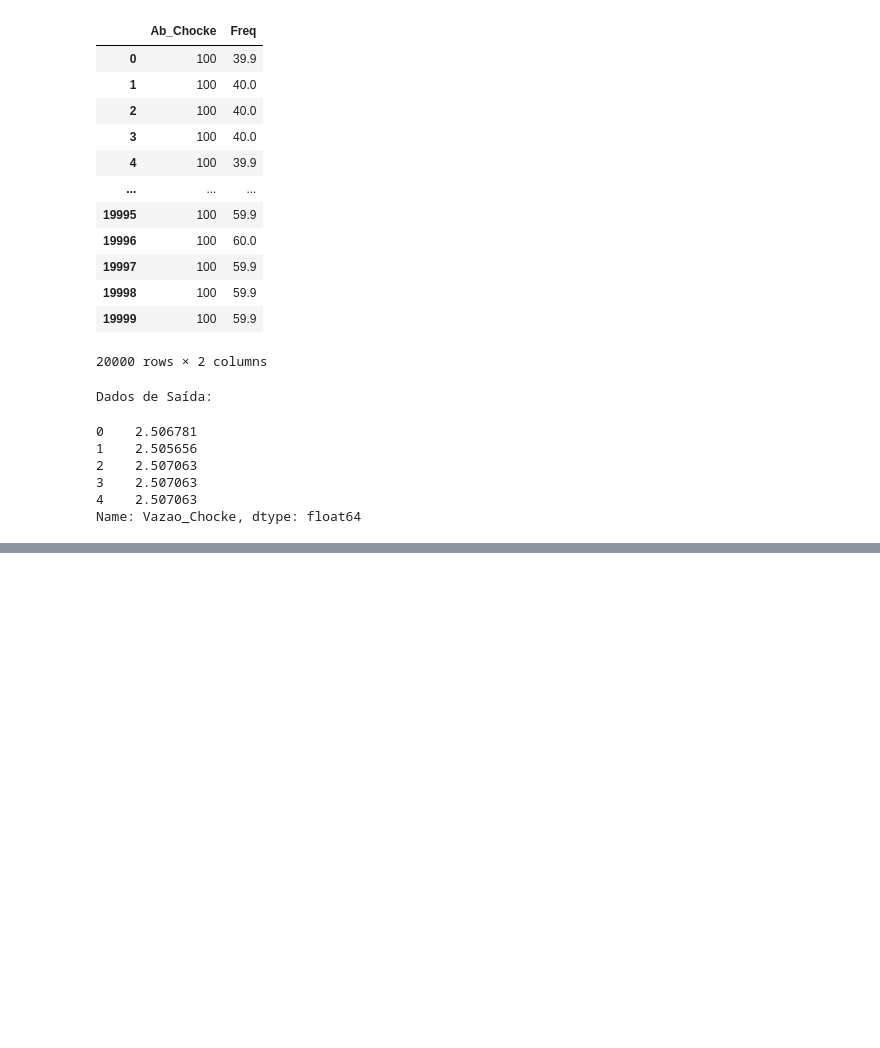
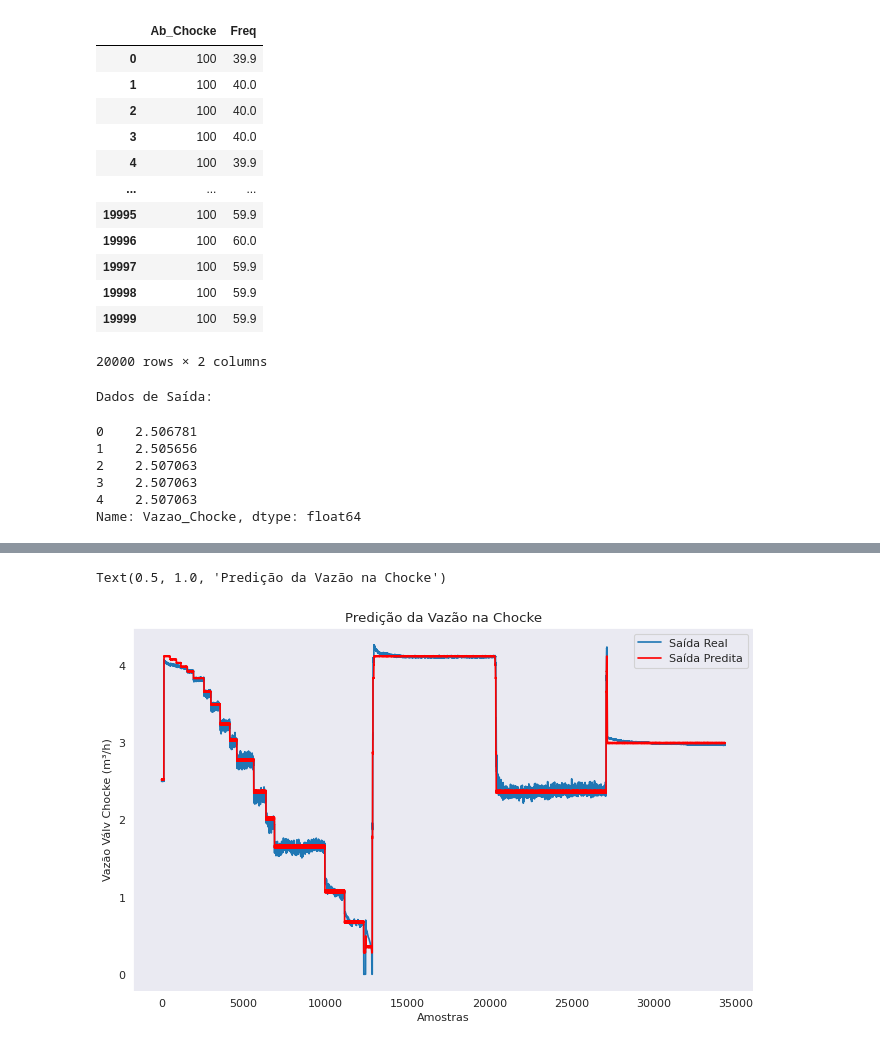
Before and after one commit to gabriel7268/PRH35.1_UFBA-ANP, a Jupyter notebook: Códigos/Exp_Cod_PRH_35_1_UFBA_MLPNN_v1.ipynb, the cells around one changed output, grey strips where cells are left out. Drawn from its saved outputs; the diff is of its cells as text; code cells hidden in the pictures; blank space fills up the shorter version.

```diff
--- a/Códigos/Exp_Cod_PRH_35_1_UFBA_MLPNN_v1.ipynb
+++ b/Códigos/Exp_Cod_PRH_35_1_UFBA_MLPNN_v1.ipynb
@@ -30,6 +29,11 @@ def white_noise(sd, x, m=0):
 def normalize_data(x, a, b):
   x_norm = a+((x - x.min())*(b-a))/(x.max()-x.min())
   return x_norm
+# %%
+# Função de desnormalizar os dados entre a e b:
+def denormalize_data(x, x_norm, a, b):
+  x_denorm = ((x.max()-x.min())*(x_norm - a))/(b-a) + x.min()
+  return x_denorm
 # %%
 # Ler dados do arquivo csv e armazenar em um dataframe
 dados = pd.read_excel('https://github.com/gabriel7268/Datasets/raw/main/dadosbcs.xlsx')
@@ -187,10 +191,18 @@ None
 # %%
+plt.figure(figsize=(10,6), dpi=80)
 prediction_de = prediction_de.flatten()
-
-sns.plot(range(len(prediction_de)),prediction_de)
+pre = model_de.predict(X_norm)
+pre = pre.flatten()
+pre_denorm = denormalize_data(Y, pre, -1, 1)
+plt.plot(range(len(dados.Freq)),dados.Vazao_Chocke, label = 'Saída Real')
+plt.plot(range(len(pre_denorm)),pre_denorm, 'r', label = 'Saída Predita')
+plt.legend()
 plt.xlabel('Amostras')
 plt.ylabel('Vazão Válv Chocke (m³/h)')
 plt.title('Predição da Vazão na Chocke')
+# %% [output]
+Text(0.5, 1.0, 'Predição da Vazão na Chocke')
+[figure, added]
 # %%
 # Transformando dados de saída em array
 y = np.array(Y_test)
```
Also changed, not shown: parts of 19 cells of this notebook.
